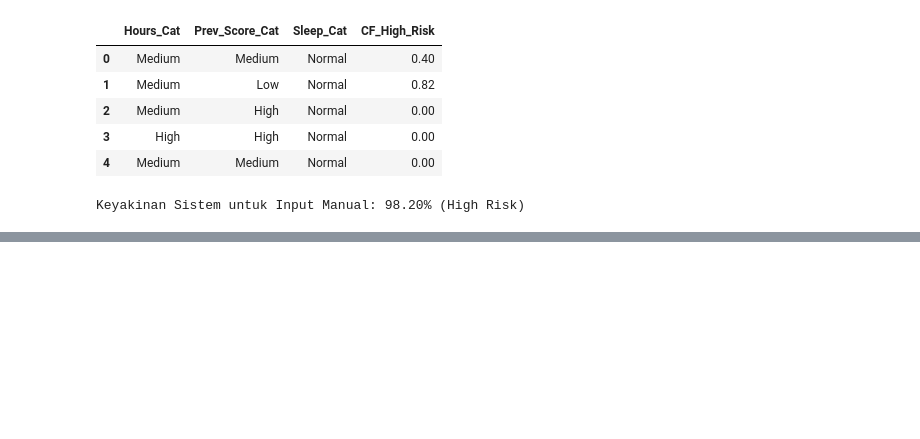
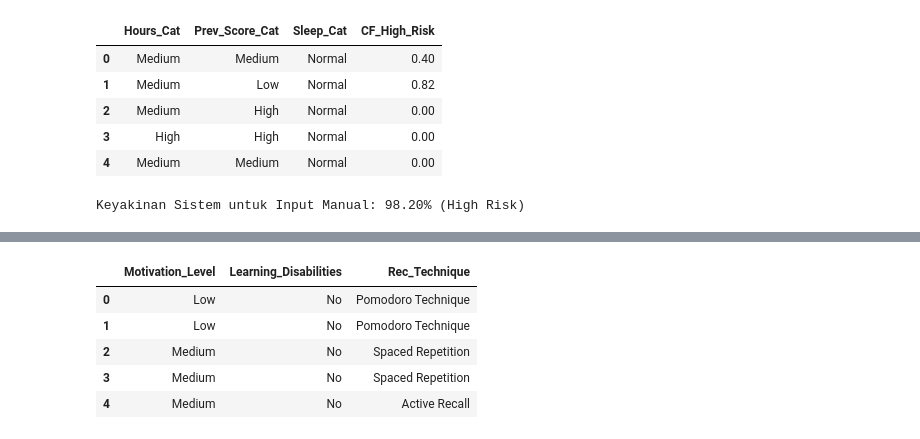
Before and after one commit to AfiqFirdaus16/PBL_EduTech, a Jupyter notebook: utsSBPKelompok4/certaintyFactor/Certainty_Factor.ipynb, the cells around one changed output, grey strips where cells are left out. Cells and saved outputs as stored; diff of their text form; code cells hidden in the pictures; blank space fills up the shorter version.

```diff
--- a/utsSBPKelompok4/certaintyFactor/Certainty_Factor.ipynb
+++ b/utsSBPKelompok4/certaintyFactor/Certainty_Factor.ipynb
@@ -141,0 +165,20 @@ Keyakinan Sistem untuk Input Manual: 98.20% (High Risk)
+# %%
+# --- MODUL 2: REKOMENDASI TEKNIK BELAJAR ---
+def get_technique(row):
+    if row['Learning_Disabilities'] == 'Yes': return 'Multisensory Learning'
+    if row['Motivation_Level'] == 'Low': return 'Pomodoro Technique'
+    if row['Access_to_Resources'] == 'Low': return 'Feynman Technique'
+    if row['Tutoring_Sessions'] >= 3: return 'Active Recall'
+    return 'Spaced Repetition'
+
+df_m2 = df.copy()
+df_m2['Rec_Technique'] = df_m2.apply(get_technique, axis=1)
+
+display(df_m2[['Motivation_Level', 'Learning_Disabilities', 'Rec_Technique']].head())
+# %% [output]
+|  | Motivation_Level | Learning_Disabilities | Rec_Technique |
+| 0 | Low | No | Pomodoro Technique |
+| 1 | Low | No | Pomodoro Technique |
+| 2 | Medium | No | Spaced Repetition |
+| 3 | Medium | No | Spaced Repetition |
+| 4 | Medium | No | Active Recall |
```
Also changed, not shown: parts of 7 cells of this notebook.
